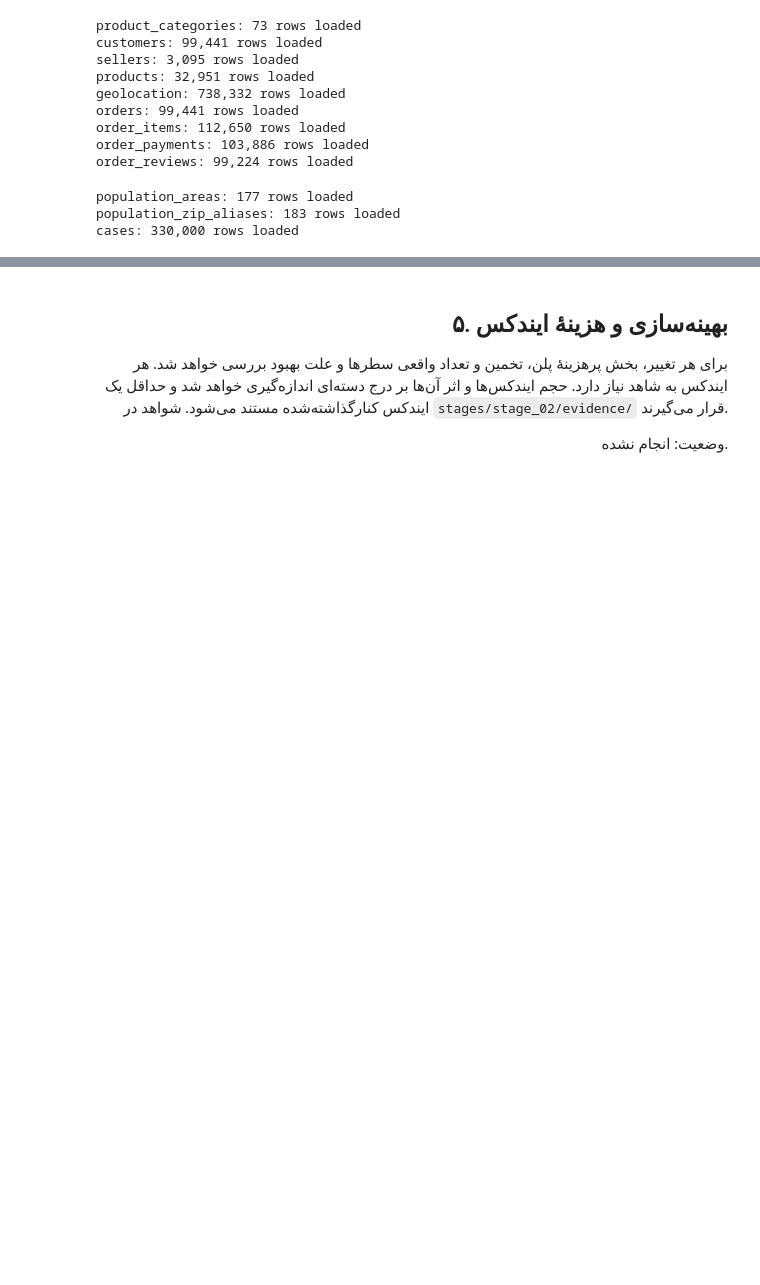
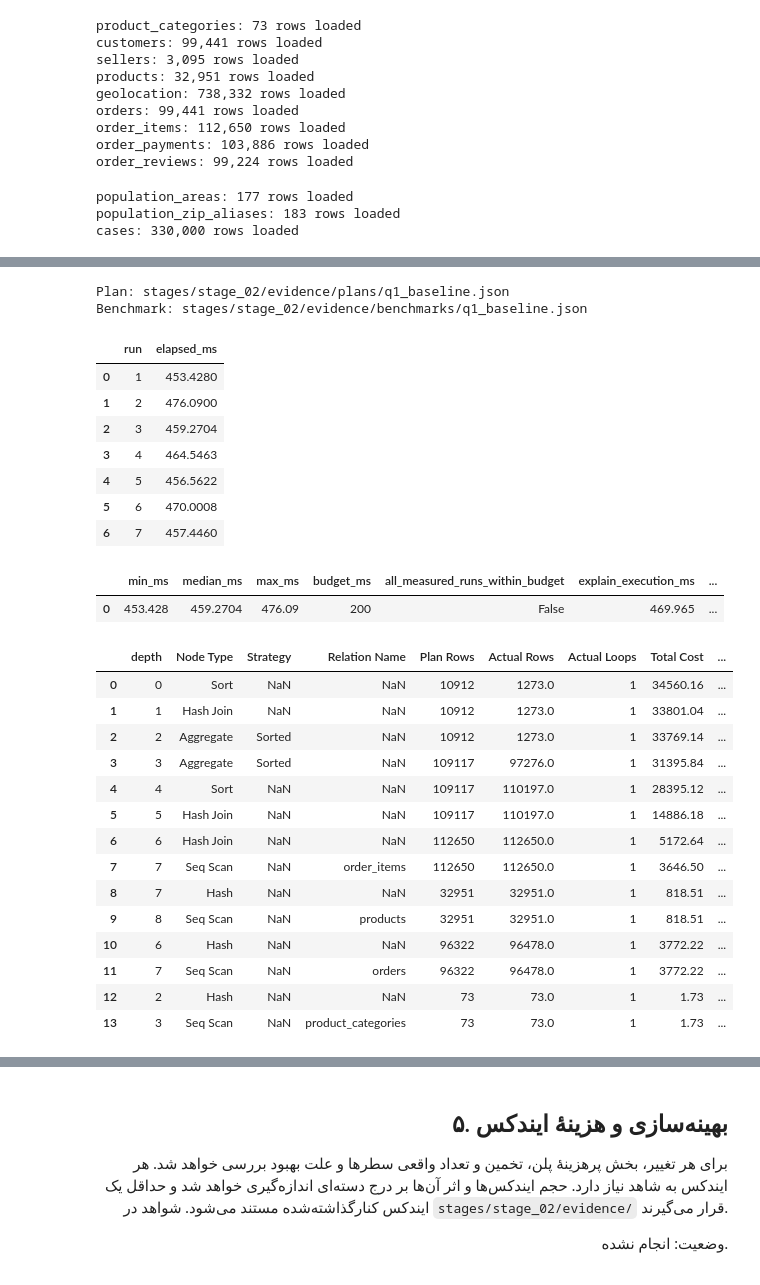
Before and after one commit to Ehsan-soveyzi/data_factory, a Jupyter notebook: stages/stage_02/solution.ipynb, the cells around one changed output, grey strips where cells are left out. Drawn from its saved outputs; the diff is of its cells as text; code cells hidden in the pictures; blank space fills up the shorter version.

Commit message:
first query added.

```diff
--- a/stages/stage_02/solution.ipynb
+++ b/stages/stage_02/solution.ipynb
@@ -1111,0 +1142,14 @@ cases: 330,000 rows loaded
+# %%
+# Read-only work: reuse the shared Engine; never rerun DDL or loading here.
+q1_rows, q1_report, q1_plan = run_sales_baseline(
+    engine, PROJECT_ROOT, start_date=Q1_START_DATE, end_date=Q1_END_DATE,
+    warmups=2, repetitions=7, budget_ms=QUERY_BUDGET_MS,
+)
+save_sales_evidence(PROJECT_ROOT, q1_rows, q1_report, q1_plan)
+q1_sales = pd.DataFrame(q1_rows)
+print("Complete month/category rows:", len(q1_sales))
+print("Full result: stages/stage_02/evidence/quality/q1_monthly_category_sales.json")
+print("Preview (first 12 rows):")
+display(q1_sales.head(12))
+print("Top 10 month/category groups by merchandise sales:")
+display(q1_sales.sort_values("gross_product_sales_brl", ascending=False).head(10))
@@ -1111,0 +1232,49 @@ cases: 330,000 rows loaded
+# %%
+q1_benchmark = q1_report["benchmark"]
+display(pd.DataFrame({"run": range(1, len(q1_benchmark["elapsed_ms"]) + 1),
+                      "elapsed_ms": q1_benchmark["elapsed_ms"]}))
+display(pd.DataFrame([{key: q1_benchmark[key] for key in
+    ["min_ms", "median_ms", "max_ms", "budget_ms", "all_measured_runs_within_budget",
+     "explain_execution_ms", "explain_planning_ms"]}]))
+
+def q1_plan_nodes(node, depth=0):
+    row = {"depth": depth}
+    for key in ["Node Type", "Strategy", "Relation Name", "Plan Rows", "Actual Rows",
+                "Actual Loops", "Total Cost", "Actual Total Time", "Sort Method",
+                "Sort Space Type", "Sort Space Used", "Temp Read Blocks", "Temp Written Blocks"]:
+        row[key] = node.get(key)
+    yield row
+    for child in node.get("Plans", []):
+        yield from q1_plan_nodes(child, depth + 1)
+
+display(pd.DataFrame(q1_plan_nodes(q1_plan[0]["Plan"])))
+print("Plan: stages/stage_02/evidence/plans/q1_baseline.json")
+print("Benchmark: stages/stage_02/evidence/benchmarks/q1_baseline.json")
+# %% [output]
+Plan: stages/stage_02/evidence/plans/q1_baseline.json
+Benchmark: stages/stage_02/evidence/benchmarks/q1_baseline.json
+|  | run | elapsed_ms |
+| 0 | 1 | 453.4280 |
+| 1 | 2 | 476.0900 |
+| 2 | 3 | 459.2704 |
+| 3 | 4 | 464.5463 |
+| 4 | 5 | 456.5622 |
+| 5 | 6 | 470.0008 |
+| 6 | 7 | 457.4460 |
+|  | min_ms | median_ms | max_ms | budget_ms | all_measured_runs_within_budget | explain_execution_ms | ... |
+| 0 | 453.428 | 459.2704 | 476.09 | 200 | False | 469.965 | ... |
+|  | depth | Node Type | Strategy | Relation Name | Plan Rows | Actual Rows | Actual Loops | Total Cost | ... |
+| 0 | 0 | Sort | NaN | NaN | 10912 | 1273.0 | 1 | 34560.16 | ... |
+| 1 | 1 | Hash Join | NaN | NaN | 10912 | 1273.0 | 1 | 33801.04 | ... |
+| 2 | 2 | Aggregate | Sorted | NaN | 10912 | 1273.0 | 1 | 33769.14 | ... |
+| 3 | 3 | Aggregate | Sorted | NaN | 109117 | 97276.0 | 1 | 31395.84 | ... |
+| 4 | 4 | Sort | NaN | NaN | 109117 | 110197.0 | 1 | 28395.12 | ... |
+| 5 | 5 | Hash Join | NaN | NaN | 109117 | 110197.0 | 1 | 14886.18 | ... |
+| 6 | 6 | Hash Join | NaN | NaN | 112650 | 112650.0 | 1 | 5172.64 | ... |
+| 7 | 7 | Seq Scan | NaN | order_items | 112650 | 112650.0 | 1 | 3646.50 | ... |
+| 8 | 7 | Hash | NaN | NaN | 32951 | 32951.0 | 1 | 818.51 | ... |
+| 9 | 8 | Seq Scan | NaN | products | 32951 | 32951.0 | 1 | 818.51 | ... |
+| 10 | 6 | Hash | NaN | NaN | 96322 | 96478.0 | 1 | 3772.22 | ... |
+| 11 | 7 | Seq Scan | NaN | orders | 96322 | 96478.0 | 1 | 3772.22 | ... |
+| 12 | 2 | Hash | NaN | NaN | 73 | 73.0 | 1 | 1.73 | ... |
+| 13 | 3 | Seq Scan | NaN | product_categories | 73 | 73.0 | 1 | 1.73 | ... |
```
Also changed, not shown: parts of 7 cells of this notebook, 13 other files.
